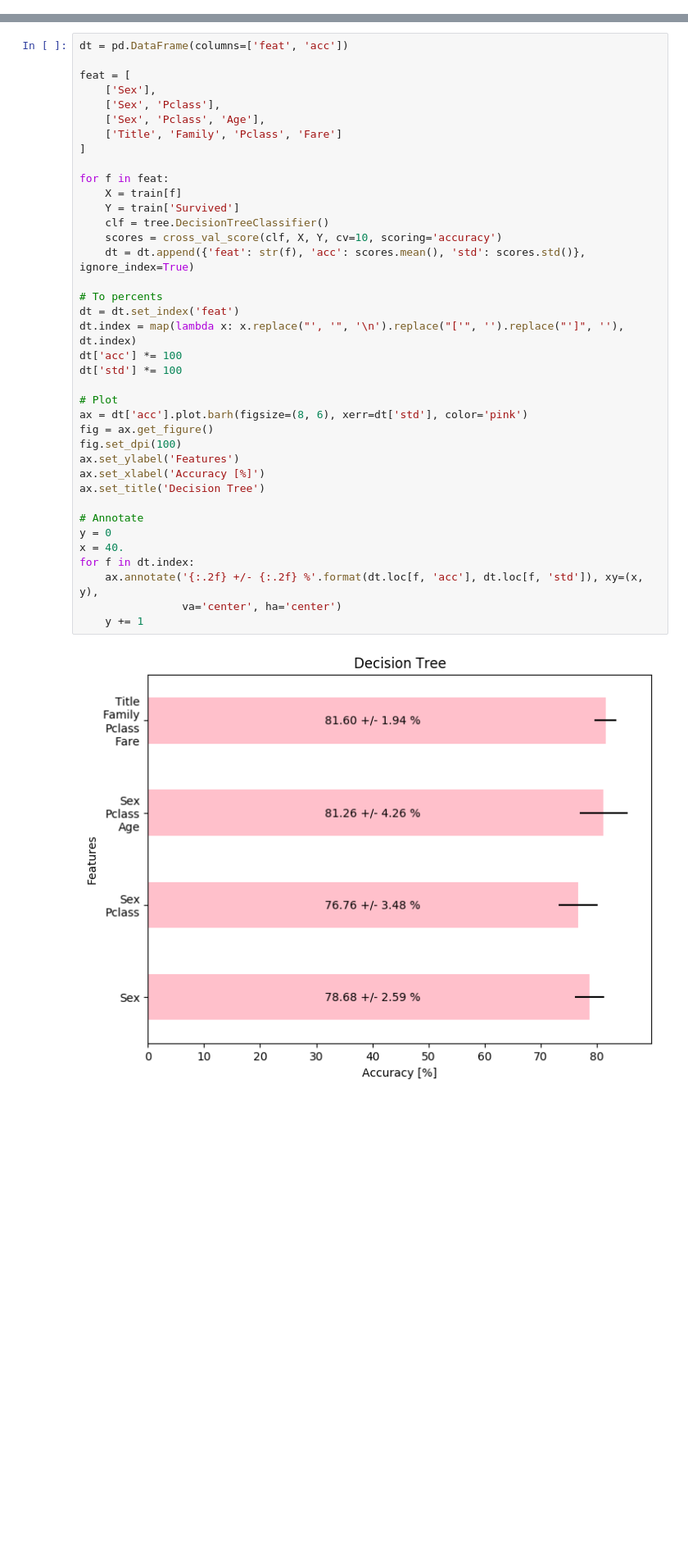
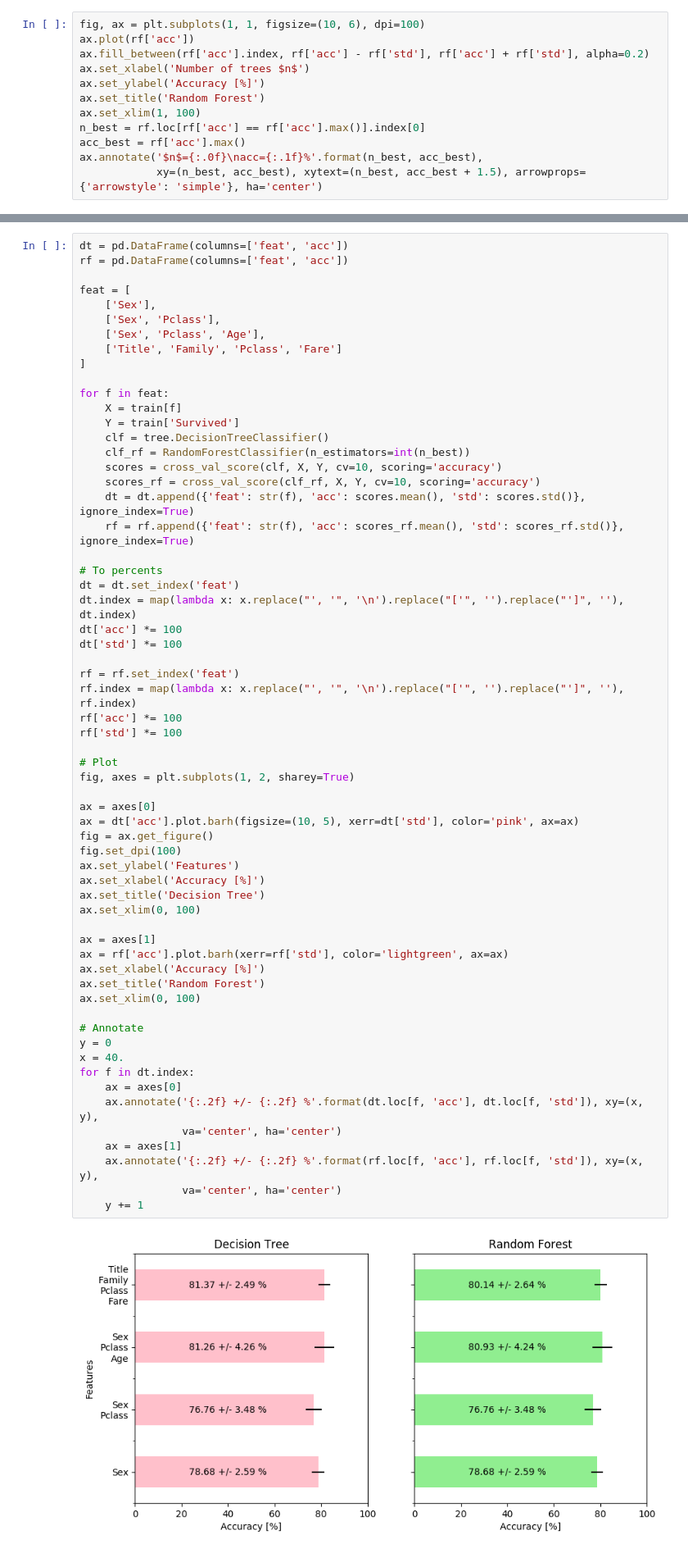
Before and after one commit to krzysztofarendt/kaggle-titanic, a Jupyter notebook: titanic_analysis.ipynb, the cells around one changed output, grey strips where cells are left out. Shown: that part at 82% size. Drawn from its saved outputs; the diff is of its cells as text; blank space fills up the shorter version.

Commit message:
Update Random Forest

```diff
--- a/titanic_analysis.ipynb
+++ b/titanic_analysis.ipynb
@@ -184,0 +201,12 @@ train.head()
+# %%
+fig, ax = plt.subplots(1, 1, figsize=(10, 6), dpi=100)
+ax.plot(rf['acc'])
+ax.fill_between(rf['acc'].index, rf['acc'] - rf['std'], rf['acc'] + rf['std'], alpha=0.2)
+ax.set_xlabel('Number of trees $n$')
+ax.set_ylabel('Accuracy [%]')
+ax.set_title('Random Forest')
+ax.set_xlim(1, 100)
+n_best = rf.loc[rf['acc'] == rf['acc'].max()].index[0]
+acc_best = rf['acc'].max()
+ax.annotate('$n$={:.0f}\nacc={:.1f}%'.format(n_best, acc_best),
+            xy=(n_best, acc_best), xytext=(n_best, acc_best + 1.5), arrowprops={'arrowstyle': 'simple'}, ha='center')
@@ -185,5 +216,6 @@ train.head()
 # %%
 dt = pd.DataFrame(columns=['feat', 'acc'])
+rf = pd.DataFrame(columns=['feat', 'acc'])
 
 feat = [
     ['Sex'],
@@ -193,35 +225,57 @@ feat = [
 ]
 
 for f in feat:
     X = train[f]
     Y = train['Survived']
     clf = tree.DecisionTreeClassifier()
+    clf_rf = RandomForestClassifier(n_estimators=int(n_best))
     scores = cross_val_score(clf, X, Y, cv=10, scoring='accuracy')
+    scores_rf = cross_val_score(clf_rf, X, Y, cv=10, scoring='accuracy')
     dt = dt.append({'feat': str(f), 'acc': scores.mean(), 'std': scores.std()}, ignore_index=True)
+    rf = rf.append({'feat': str(f), 'acc': scores_rf.mean(), 'std': scores_rf.std()}, ignore_index=True)
 
 # To percents
 dt = dt.set_index('feat')
 dt.index = map(lambda x: x.replace("', '", '\n').replace("['", '').replace("']", ''), dt.index)
 dt['acc'] *= 100
 dt['std'] *= 100
 
+rf = rf.set_index('feat')
+rf.index = map(lambda x: x.replace("', '", '\n').replace("['", '').replace("']", ''), rf.index)
+rf['acc'] *= 100
+rf['std'] *= 100
+
 # Plot
-ax = dt['acc'].plot.barh(figsize=(8, 6), xerr=dt['std'], color='pink')
+fig, axes = plt.subplots(1, 2, sharey=True)
+
+ax = axes[0]
+ax = dt['acc'].plot.barh(figsize=(10, 5), xerr=dt['std'], color='pink', ax=ax)
 fig = ax.get_figure()
 fig.set_dpi(100)
 ax.set_ylabel('Features')
 ax.set_xlabel('Accuracy [%]')
 ax.set_title('Decision Tree')
+ax.set_xlim(0, 100)
+
+ax = axes[1]
+ax = rf['acc'].plot.barh(xerr=rf['std'], color='lightgreen', ax=ax)
+ax.set_xlabel('Accuracy [%]')
+ax.set_title('Random Forest')
+ax.set_xlim(0, 100)
 
 # Annotate
 y = 0
 x = 40.
 for f in dt.index:
+    ax = axes[0]
     ax.annotate('{:.2f} +/- {:.2f} %'.format(dt.loc[f, 'acc'], dt.loc[f, 'std']), xy=(x, y),
                 va='center', ha='center')
+    ax = axes[1]
+    ax.annotate('{:.2f} +/- {:.2f} %'.format(rf.loc[f, 'acc'], rf.loc[f, 'std']), xy=(x, y),
+                va='center', ha='center')
     y += 1
 # %% [output]
-[figure, old version]
+[figure, new version]
 # %% [markdown]
 ## k-Nearest Neighbors
 # %%
```
Also changed, not shown: parts of 5 cells of this notebook.
